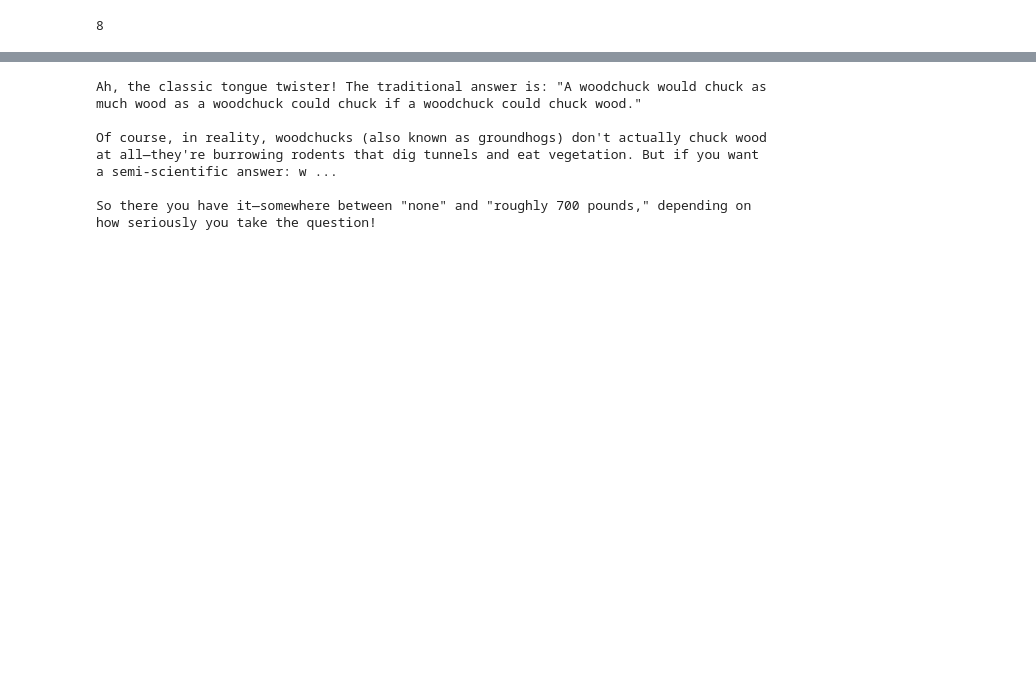
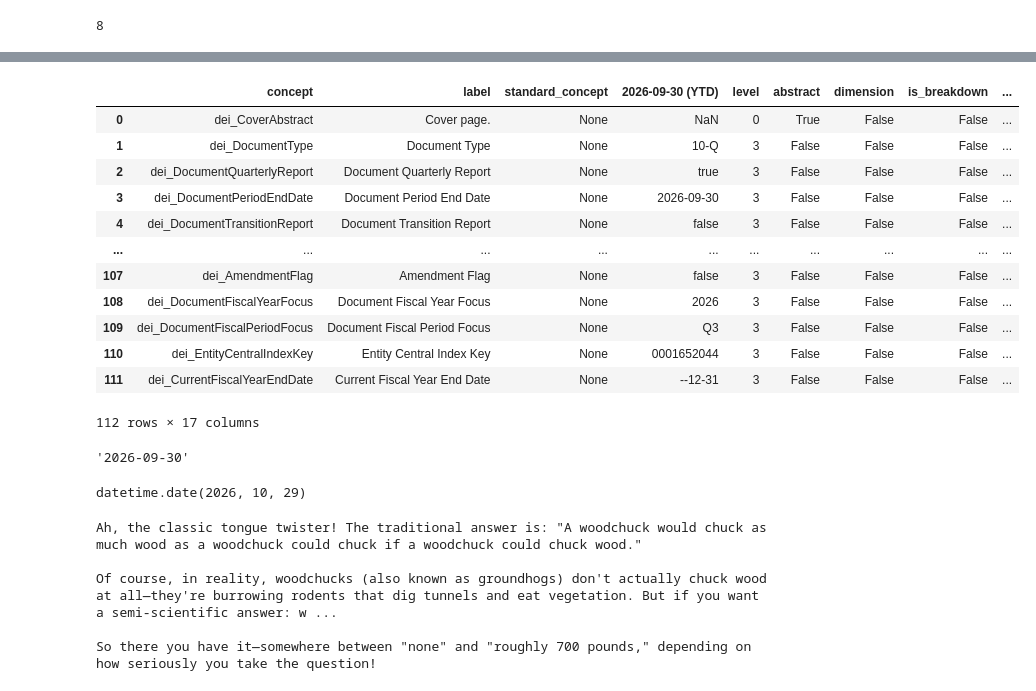
Before and after one commit to BenAF002/EquiBot, a Jupyter notebook: notebooks/etl_tests.ipynb, the cells around one changed output, grey strips where cells are left out. Saved outputs shown, nothing was run; the diff lists cells and outputs as text; code cells hidden in the pictures; blank space fills up the shorter version.

Commit message:
fixed filing ingestion bugs

```diff
--- a/notebooks/etl_tests.ipynb
+++ b/notebooks/etl_tests.ipynb
@@ -208,0 +33,3 @@ model = OpenRouterModel(
+# %%
+filing = filings[0]
+tenq = filing.obj()
@@ -209,3 +52,27 @@ model = OpenRouterModel(
+# %%
+filing.xbrl().statements.get('COVER PAGE').to_dataframe()
+# %% [output]
+|  | concept | label | standard_concept | 2026-09-30 (YTD) | level | abstract | dimension | is_breakdown | ... |
+| 0 | dei_CoverAbstract | Cover page. | None | NaN | 0 | True | False | False | ... |
+| 1 | dei_DocumentType | Document Type | None | 10-Q | 3 | False | False | False | ... |
+| 2 | dei_DocumentQuarterlyReport | Document Quarterly Report | None | true | 3 | False | False | False | ... |
+| 3 | dei_DocumentPeriodEndDate | Document Period End Date | None | 2026-09-30 | 3 | False | False | False | ... |
+| 4 | dei_DocumentTransitionReport | Document Transition Report | None | false | 3 | False | False | False | ... |
+| ... | ... | ... | ... | ... | ... | ... | ... | ... | ... |
+| 107 | dei_AmendmentFlag | Amendment Flag | None | false | 3 | False | False | False | ... |
+| 108 | dei_DocumentFiscalYearFocus | Document Fiscal Year Focus | None | 2026 | 3 | False | False | False | ... |
+| 109 | dei_DocumentFiscalPeriodFocus | Document Fiscal Period Focus | None | Q3 | 3 | False | False | False | ... |
+| 110 | dei_EntityCentralIndexKey | Entity Central Index Key | None | 0001652044 | 3 | False | False | False | ... |
+| 111 | dei_CurrentFiscalYearEndDate | Current Fiscal Year End Date | None | --12-31 | 3 | False | False | False | ... |
+112 rows × 17 columns
+# %%
+filing.report_date
+# %% [output]
+'2026-09-30'
+# %%
+filing.filing_date
+# %% [output]
+datetime.date(2026, 10, 29)
 # %%
 from pydantic_ai import Agent
 
```
Also changed, not shown: parts of 17 cells of this notebook, 3 other files.
